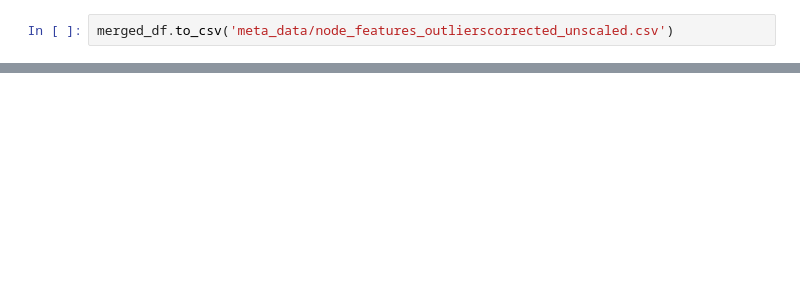
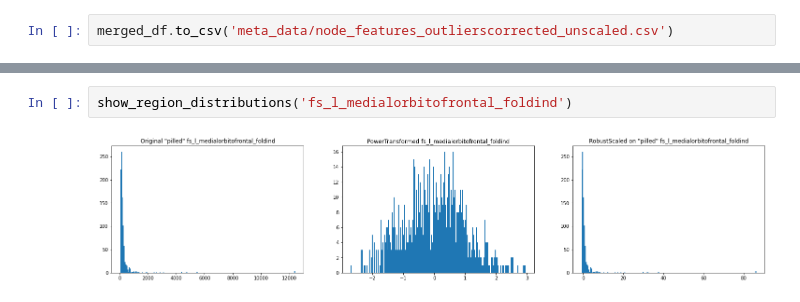
Before and after one commit to tjiagoM/spatio-temporal-brain, a Jupyter notebook: 00_nodefeats_checks.ipynb, the cells around one changed output, grey strips where cells are left out. Drawn from its saved outputs; the diff is of its cells as text; blank space fills up the shorter version.

```diff
--- a/00_nodefeats_checks.ipynb
+++ b/00_nodefeats_checks.ipynb
@@ -229,0 +231,4 @@ _ = plt.hist(merged_transformed_df['fs_l_isthmuscingulate_area'], bins=100)
+# %%
+show_region_distributions('fs_l_medialorbitofrontal_foldind')
+# %% [output]
+[figure, added]
```
Also changed, not shown: parts of 24 cells of this notebook, 5 other files.
